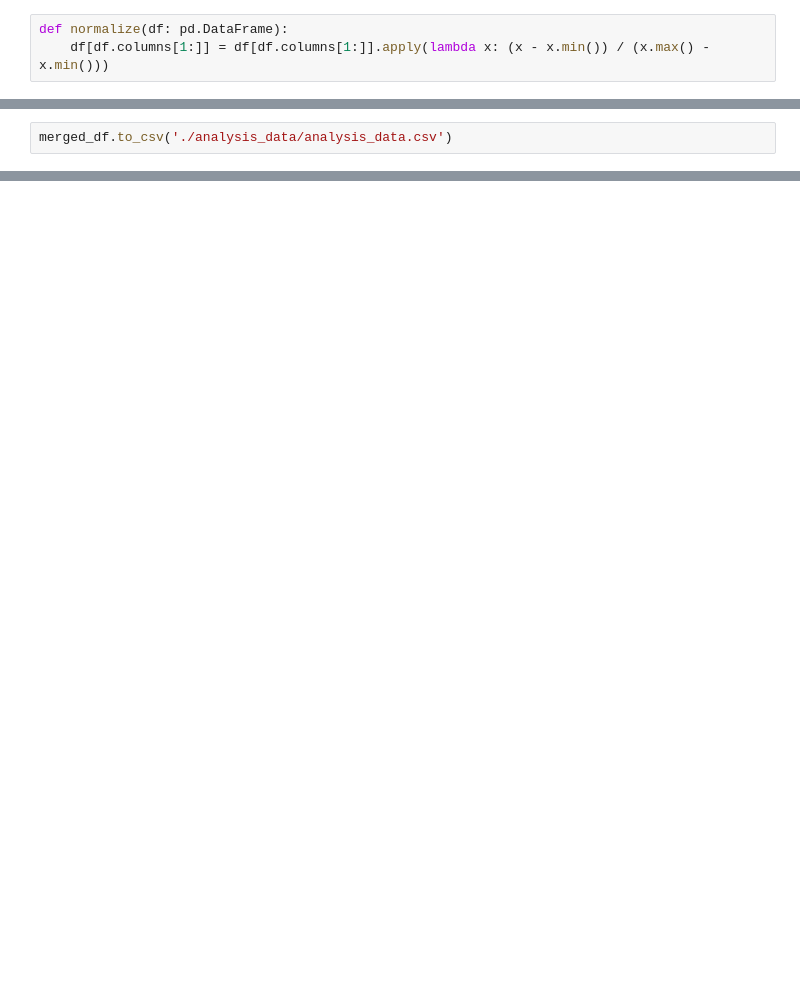
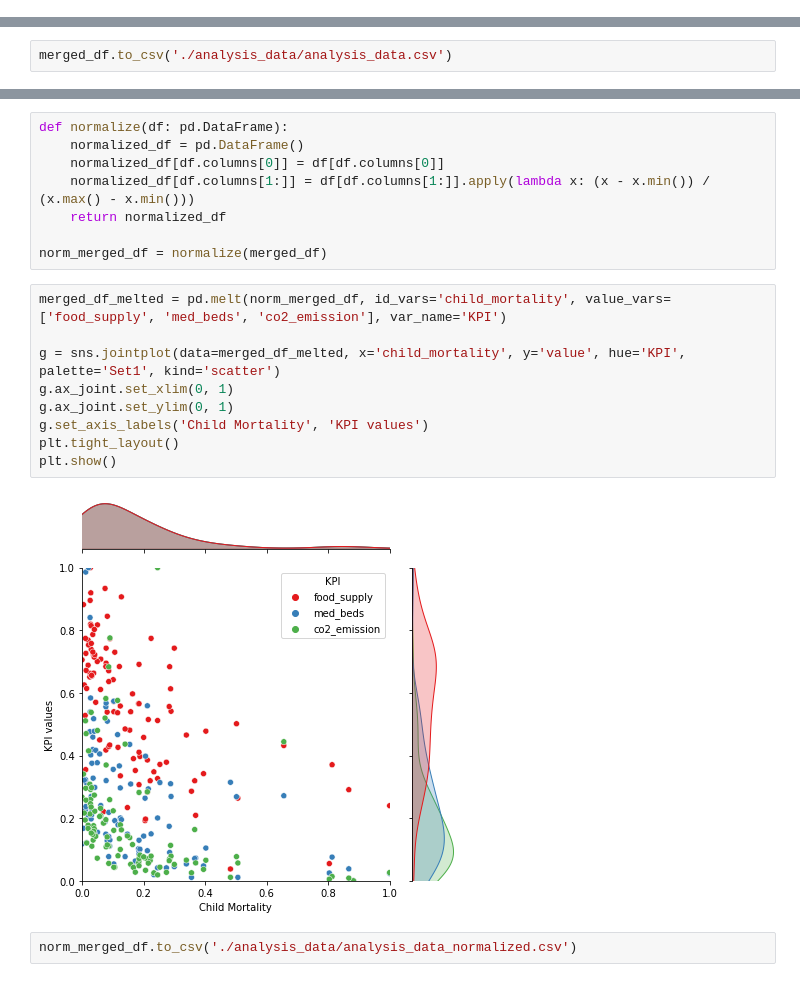
Before and after one commit to Norbert-Podgorski/Child-Mortality-Prediction-Bayesian-Model, a Jupyter notebook: KPI_analysis.ipynb, the cells around one changed output, grey strips where cells are left out. Saved outputs shown, nothing was run; the diff lists cells and outputs as text; blank space fills up the shorter version.

```diff
--- a/KPI_analysis.ipynb
+++ b/KPI_analysis.ipynb
@@ -587,3 +707,0 @@ plot_global_map_subplot(df_list=[child_mortality_df, coal_consumption_df, med_be
-# %%
-def normalize(df: pd.DataFrame):
-    df[df.columns[1:]] = df[df.columns[1:]].apply(lambda x: (x - x.min()) / (x.max() - x.min()))
@@ -692,0 +750,21 @@ merged_df.to_csv('./analysis_data/analysis_data.csv')
+# %%
+def normalize(df: pd.DataFrame):
+    normalized_df = pd.DataFrame()
+    normalized_df[df.columns[0]] = df[df.columns[0]]
+    normalized_df[df.columns[1:]] = df[df.columns[1:]].apply(lambda x: (x - x.min()) / (x.max() - x.min()))
+    return normalized_df
+
+norm_merged_df = normalize(merged_df)
+# %%
+merged_df_melted = pd.melt(norm_merged_df, id_vars='child_mortality', value_vars=['food_supply', 'med_beds', 'co2_emission'], var_name='KPI')
+
+g = sns.jointplot(data=merged_df_melted, x='child_mortality', y='value', hue='KPI', palette='Set1', kind='scatter')
+g.ax_joint.set_xlim(0, 1)
+g.ax_joint.set_ylim(0, 1)
+g.set_axis_labels('Child Mortality', 'KPI values')
+plt.tight_layout()
+plt.show()
+# %% [output]
+[figure, added]
+# %%
+norm_merged_df.to_csv('./analysis_data/analysis_data_normalized.csv')
```
Also changed, not shown: parts of 28 cells of this notebook, 4 other files.
